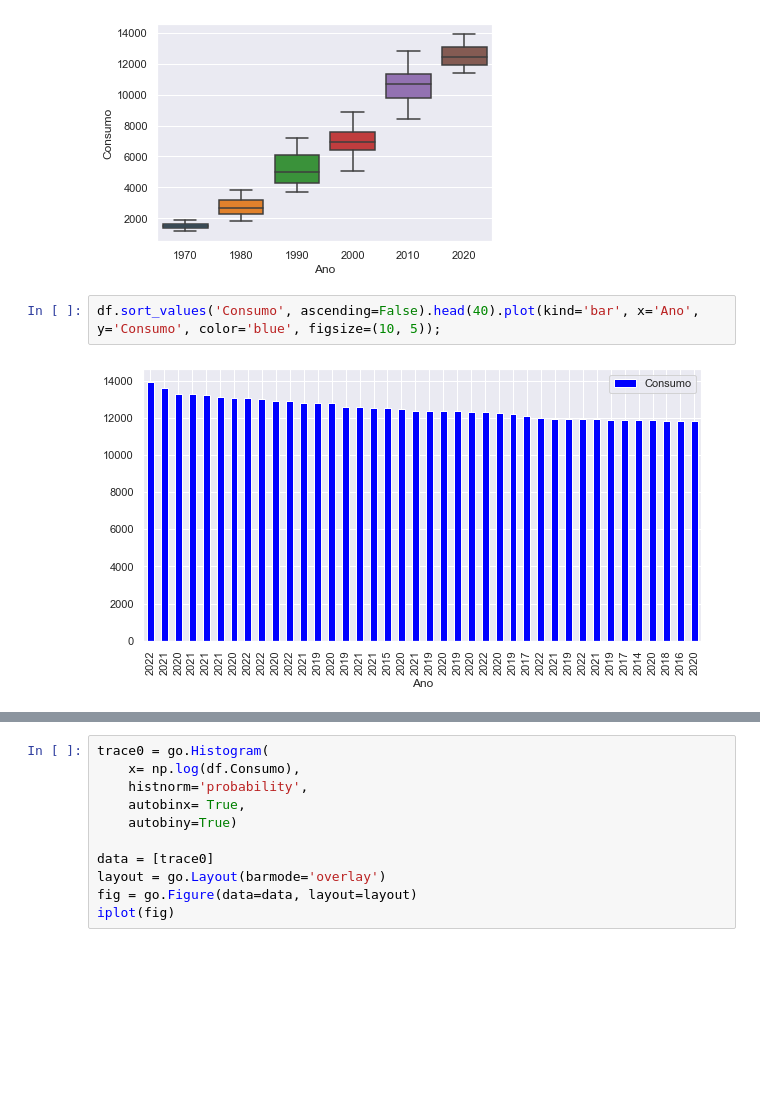
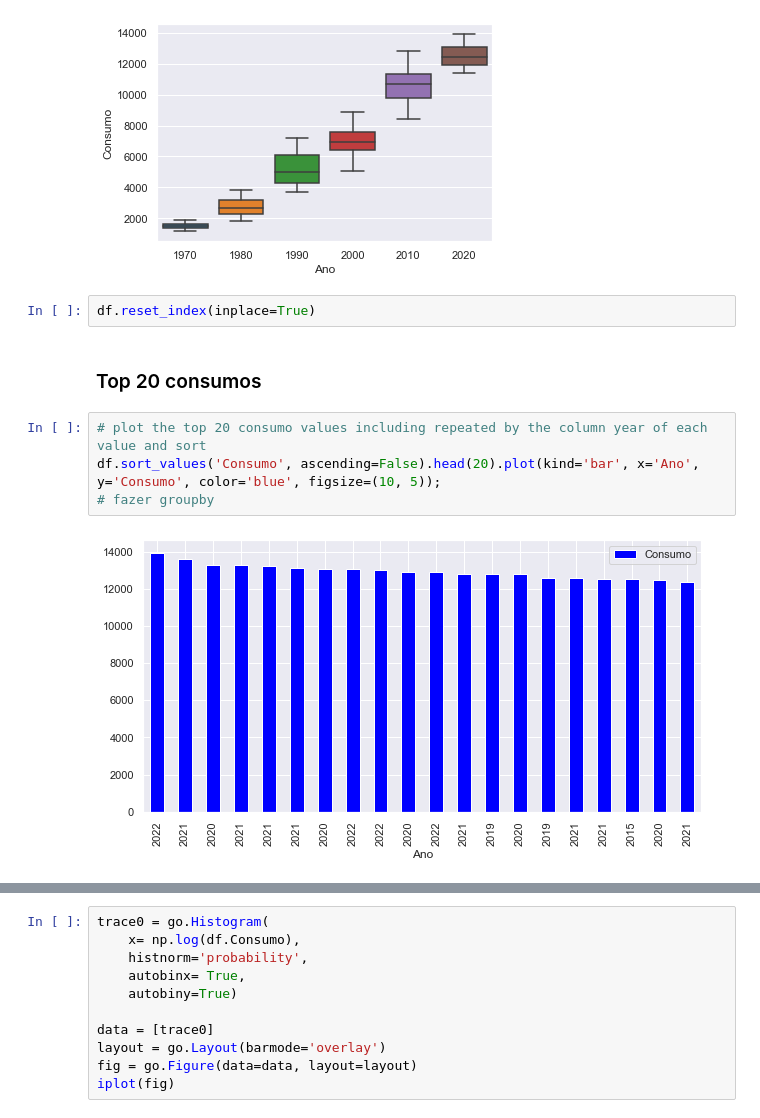
Before and after one commit to kccas35/Data-projeto-6, a Jupyter notebook: data/projeto6teste1.ipynb, the cells around one changed output, grey strips where cells are left out. Drawn from its saved outputs; the diff is of its cells as text; blank space fills up the shorter version.

```diff
--- a/data/projeto6teste1.ipynb
+++ b/data/projeto6teste1.ipynb
@@ -106,10 +123,16 @@ df['Consumo'].plot(kind='hist', bins=20, density=True, alpha=0.5, color='blue')
 sns.boxplot(x=df['Ano']//10 * 10, y='Consumo', data=df);
 # %% [output]
 [figure]
+# %%
+df.reset_index(inplace=True)
+# %% [markdown]
+### Top 20 consumos
 # %%
-df.sort_values('Consumo', ascending=False).head(40).plot(kind='bar', x='Ano', y='Consumo', color='blue', figsize=(10, 5));
+# plot the top 20 consumo values including repeated by the column year of each value and sort
+df.sort_values('Consumo', ascending=False).head(20).plot(kind='bar', x='Ano', y='Consumo', color='blue', figsize=(10, 5));
+# fazer groupby
 # %% [output]
-[figure, old version]
+[figure, new version]
 # %%
 
 df.nlargest(20, 'Consumo')['Ano']
```
Also changed, not shown: parts of 5 cells of this notebook.
